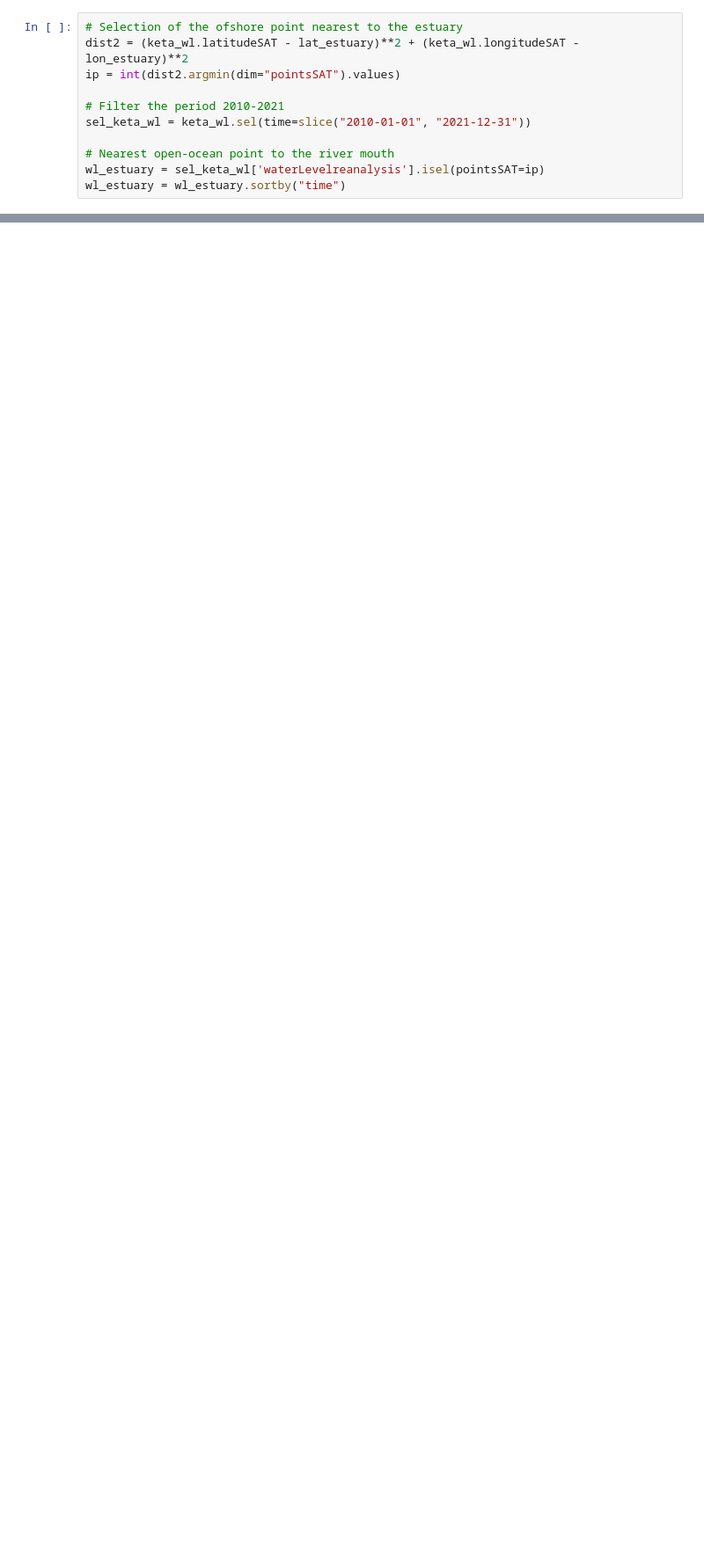
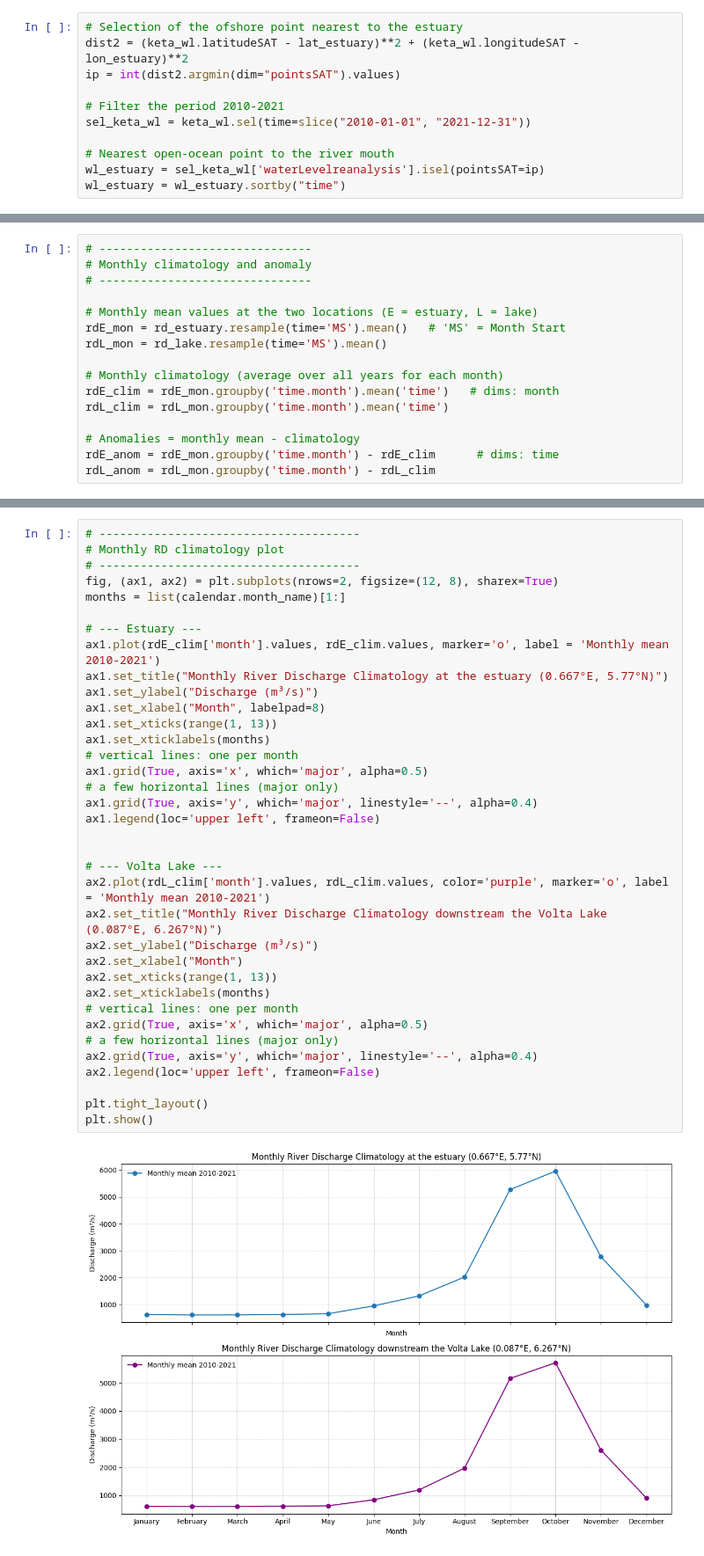
Before and after one commit to AlessandraGolini/SoC_master_thesis, a Jupyter notebook: script/keta_analysis.ipynb, the cells around one changed output, grey strips where cells are left out. Shown at 88% size. Cells and saved outputs as stored; diff of their text form; blank space fills up the shorter version.

```diff
--- a/script/keta_analysis.ipynb
+++ b/script/keta_analysis.ipynb
@@ -567,0 +714,16 @@ wl_estuary = wl_estuary.sortby("time")
+# %%
+# -------------------------------
+# Monthly climatology and anomaly
+# -------------------------------
+
+# Monthly mean values at the two locations (E = estuary, L = lake)
+rdE_mon = rd_estuary.resample(time='MS').mean()   # 'MS' = Month Start
+rdL_mon = rd_lake.resample(time='MS').mean()
+
+# Monthly climatology (average over all years for each month)
+rdE_clim = rdE_mon.groupby('time.month').mean('time')   # dims: month
+rdL_clim = rdL_mon.groupby('time.month').mean('time')
+
+# Anomalies = monthly mean - climatology
+rdE_anom = rdE_mon.groupby('time.month') - rdE_clim      # dims: time
+rdL_anom = rdL_mon.groupby('time.month') - rdL_clim
@@ -567,0 +757,38 @@ wl_estuary = wl_estuary.sortby("time")
+# %%
+# --------------------------------------
+# Monthly RD climatology plot
+# --------------------------------------
+fig, (ax1, ax2) = plt.subplots(nrows=2, figsize=(12, 8), sharex=True)
+months = list(calendar.month_name)[1:]
+
+# --- Estuary ---
+ax1.plot(rdE_clim['month'].values, rdE_clim.values, marker='o', label = 'Monthly mean 2010-2021')
+ax1.set_title("Monthly River Discharge Climatology at the estuary (0.667°E, 5.77°N)")
+ax1.set_ylabel("Discharge (m³/s)")
+ax1.set_xlabel("Month", labelpad=8)
+ax1.set_xticks(range(1, 13))
+ax1.set_xticklabels(months)
+# vertical lines: one per month
+ax1.grid(True, axis='x', which='major', alpha=0.5)
+# a few horizontal lines (major only)
+ax1.grid(True, axis='y', which='major', linestyle='--', alpha=0.4)
+ax1.legend(loc='upper left', frameon=False)
+
+
+# --- Volta Lake ---
+ax2.plot(rdL_clim['month'].values, rdL_clim.values, color='purple', marker='o', label = 'Monthly mean 2010-2021')
+ax2.set_title("Monthly River Discharge Climatology downstream the Volta Lake (0.087°E, 6.267°N)")
+ax2.set_ylabel("Discharge (m³/s)")
+ax2.set_xlabel("Month")
+ax2.set_xticks(range(1, 13))
+ax2.set_xticklabels(months)
+# vertical lines: one per month
+ax2.grid(True, axis='x', which='major', alpha=0.5)
+# a few horizontal lines (major only)
+ax2.grid(True, axis='y', which='major', linestyle='--', alpha=0.4)
+ax2.legend(loc='upper left', frameon=False)
+
+plt.tight_layout()
+plt.show()
+# %% [output]
+[figure, added]
```
Also changed, not shown: parts of 35 cells of this notebook.
